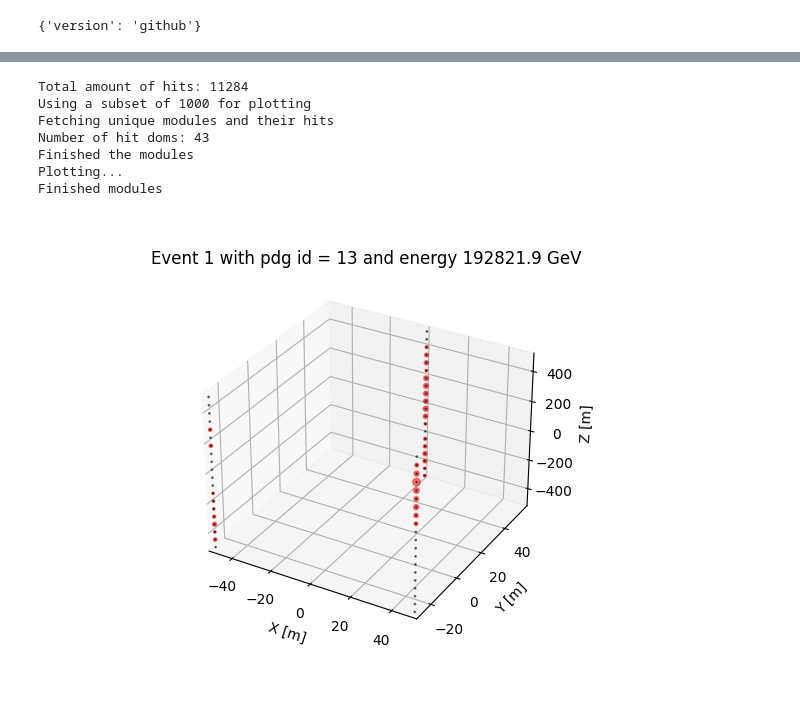
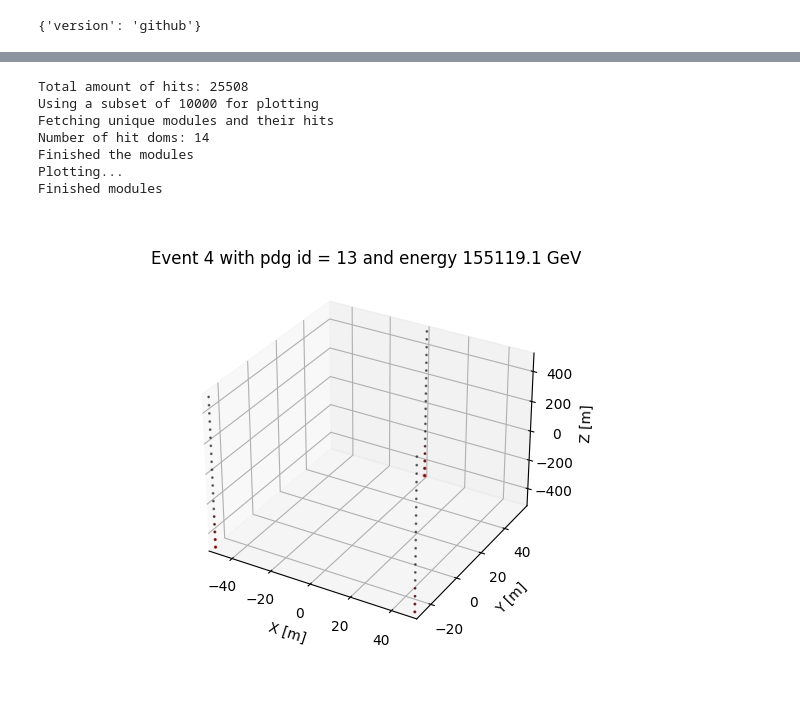
Before and after one commit to Harvard-Neutrino/prometheus, a Jupyter notebook: examples/example_meta_data_reader.ipynb, the cells around one changed output, grey strips where cells are left out. Drawn from its saved outputs; the diff is of its cells as text; code cells hidden in the pictures.

```diff
--- a/examples/example_meta_data_reader.ipynb
+++ b/examples/example_meta_data_reader.ipynb
@@ -152,7 +130,7 @@ def parquet_sub_plotting(
 # %%
 # Getting the detector
 pos = []
-with open('../prometheus/data/pone_triangle-geo') as geo_in:
+with open('../resources/geofiles/pone_triangle.geo') as geo_in:
     read_lines = geo_in.readlines()
     modules_i = read_lines.index("### Modules ###\n")
     for line in read_lines[modules_i+1:]:
@@ -161,23 +139,23 @@ with open('../prometheus/data/pone_triangle-geo') as geo_in:
             np.array([float(line[0]), float(line[1]),
             float(line[2])]))
     det = np.array(pos)
-det = det - np.mean(det, axis=0)
+det = det#  - np.mean(det, axis=0)
 # %%
 parquet_sub_plotting(
     example_set,
-    e_id=1, det=det,
+    e_id=4, det=det,
     channel='photons',
     show_lepton=True,
-    scaling=10,
+    scaling=1,
     number_of_hits=1000,
     hitcut=0
 )
 # %% [output]
-Total amount of hits: 11284
-Using a subset of 1000 for plotting
+Total amount of hits: 25508
+Using a subset of 10000 for plotting
 Fetching unique modules and their hits
-Number of hit doms: 43
+Number of hit doms: 14
 Finished the modules
 Plotting...
 Finished modules
-[figure, old version]
+[figure, new version]
```
Also changed, not shown: parts of 4 cells of this notebook, 4 other files.
